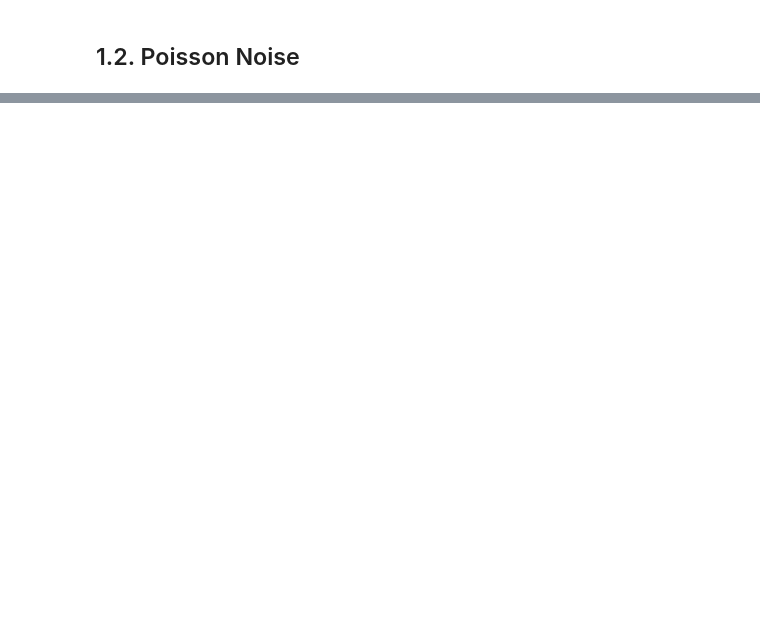
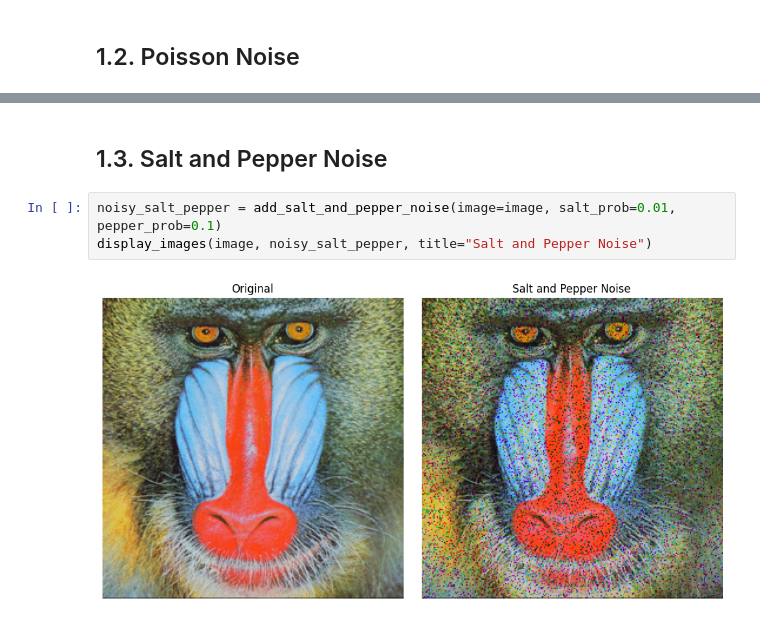
Before and after one commit to mo-karbalaee/IntroML, a Jupyter notebook: ex_1/test_noise.ipynb, the cells around one changed output, grey strips where cells are left out. Saved outputs shown, nothing was run; the diff lists cells and outputs as text; blank space fills up the shorter version.

Commit message:
Implement and test salt and pepper noise

```diff
--- a/ex_1/test_noise.ipynb
+++ b/ex_1/test_noise.ipynb
@@ -31,0 +33,7 @@ display_images(image, noisy_poisson, title="Poisson Noise")
+# %% [markdown]
+## 1.3. Salt and Pepper Noise
+# %%
+noisy_salt_pepper = add_salt_and_pepper_noise(image=image, salt_prob=0.01, pepper_prob=0.1)
+display_images(image, noisy_salt_pepper, title="Salt and Pepper Noise")
+# %% [output]
+[figure, added]
```
Also changed, not shown: parts of 4 cells of this notebook, 2 other files.
